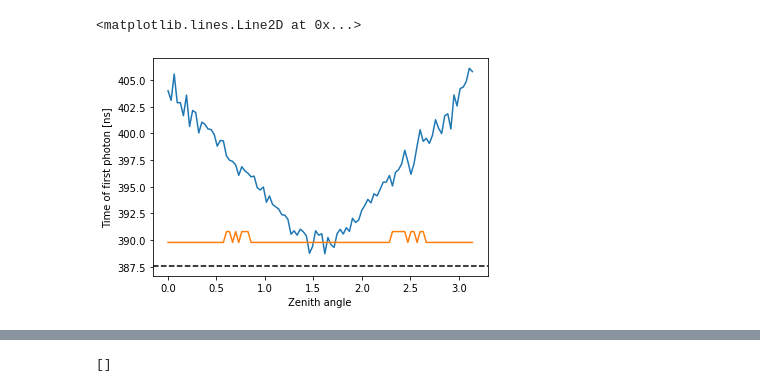
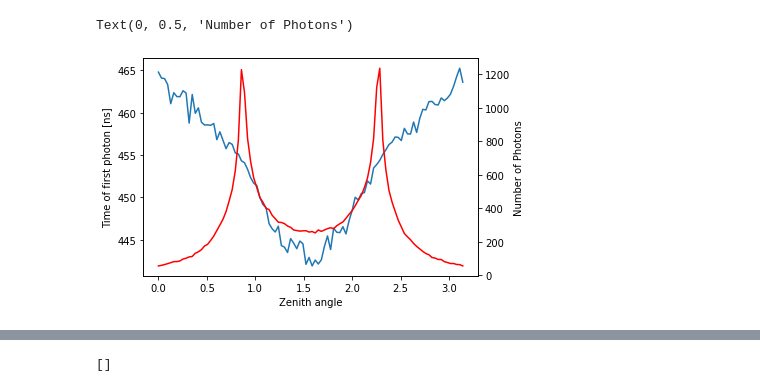
Before and after one commit to pone-software/hyperion, a Jupyter notebook: compare_clsim.ipynb, the cells around one changed output, grey strips where cells are left out. Saved outputs shown, nothing was run; the diff lists cells and outputs as text; code cells hidden in the pictures.

```diff
--- a/compare_clsim.ipynb
+++ b/compare_clsim.ipynb
@@ -104,5 +134,4 @@ def eval_for_mod(x, y, z, theta, phi, t, log10e, times, mod_coords, noise_rate,
         mod_coords, sources[0], sources[1], sources[2], sources[3], c_medium_f(700) / 1E9, noise_rate
     )
 # %%
-clsim_events, clsim_geo, thetas, phis, _ = pickle.load(open("data/clsim_photons_extracted.pickle", "rb"))
-uq_thetas = np.unique(thetas)
+clsim_events, clsim_geo, thetas, phis, (wlens, refix, scalen), sca_ang_samples = pickle.load(open("data/clsim_photons_extracted.pickle", "rb"))
@@ -112,7 +195,10 @@ hyperion_tfirst = []
 clsim_amp = []
 hyperion_amp = []
 omkey = 1
+uq_thetas = np.unique(thetas)
+
 for theta in uq_thetas:
+    #theta = uq_thetas[45]
     theta_ix = np.argwhere(thetas == theta).ravel()
 
     phi = np.asarray(phis)[theta_ix][0]
@@ -124,19 +210,26 @@ for theta in uq_thetas:
     all_weights = []
     all_ph_thetas = []
     for (times, weights, ph_thetas) in clsim_events:
-        all_times.append(times[omkey])
-        all_weights.append(weights[omkey])
-        all_ph_thetas.append(ph_thetas[omkey])
+        if omkey not in times:
+            all_times.append([])
+            all_weights.append([])
+            all_ph_thetas.append([])
+        else:
+            all_times.append(times[omkey])
+            all_weights.append(weights[omkey])
+            all_ph_thetas.append(ph_thetas[omkey])
 
     all_times = np.asarray(all_times)
     all_weights = np.asarray(all_weights)
+    all_ph_thetas = np.asarray(all_ph_thetas)
 
     sel_times = np.concatenate(all_times[theta_ix])
     sel_weights = np.concatenate(all_weights[theta_ix])
+    sel_ph_thetas = np.concatenate(all_ph_thetas[theta_ix])
 
-    tgeo = np.linalg.norm(clsim_geo[omkey] - np.asarray([0, 0, -400])) / c_medium_f(700) * 1E9
+    tgeo = np.linalg.norm(clsim_geo[omkey] - np.asarray([0, 0, 0])) / c_medium_f(700) * 1E9
 
-    event_data = {"t0": 0., "theta": theta, "phi": phi, "pos": np.asarray([0, 0, -400.]), "energy": 1E5, "pid": 11}
+    event_data = {"t0": 0., "theta": theta, "phi": np.radians(0), "pos": np.asarray([0, 0, 0.]), "energy": 1E5, "pid": 11}
     event_dir = sph_to_cart_jnp(event_data["theta"], event_data["phi"])
 
     eval_times = jnp.linspace(tgeo - 10, tgeo+50, 60)
@@ -160,15 +265,18 @@ plt.legend()
 # %%
 plt.plot(uq_thetas, clsim_tfirst, label="clsim")
-plt.plot(uq_thetas, hyperion_tfirst, label="clsim")
+plt.ylabel("Time of first photon [ns]")
+plt.xlabel("Zenith angle")
+ax2 = plt.gca().twinx()
+ax2.plot(uq_thetas, clsim_amp, label="clsim", color="r")
+#plt.plot(uq_thetas, hyperion_tfirst, label="clsim")
+
+ax2.set_ylabel("Number of Photons")
 
 
-
-plt.ylabel("Time of first photon [ns]")
-plt.xlabel("Zenith angle")
-plt.axhline(tgeo, color="k", ls="--")
+#plt.axhline(tgeo, color="k", ls="--")
 # %% [output]
-<matplotlib.lines.Line2D at 0x...>
+Text(0, 0.5, 'Number of Photons')
-[figure, old version]
+[figure, new version]
 # %%
 for theta in uq_thetas:
     shape_lh, counts_lh, n_pred = eval_for_mod_split(
```
Also changed, not shown: parts of 20 cells of this notebook, 4 other files.
